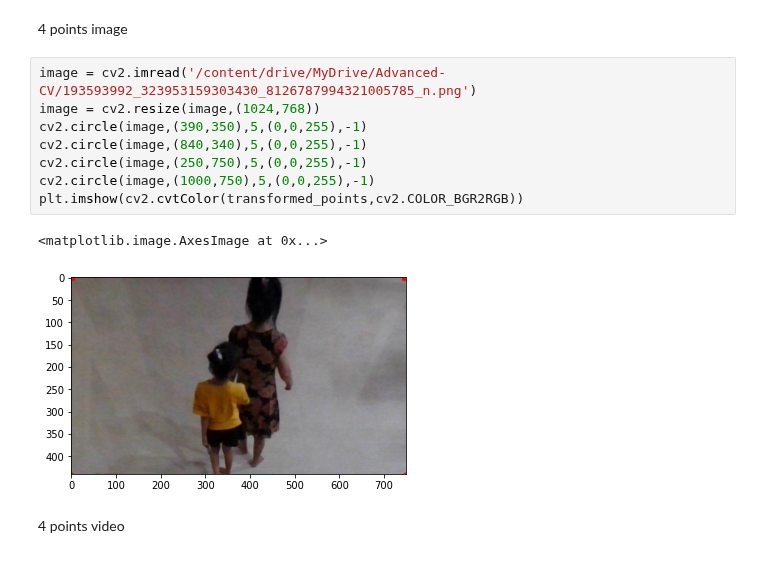
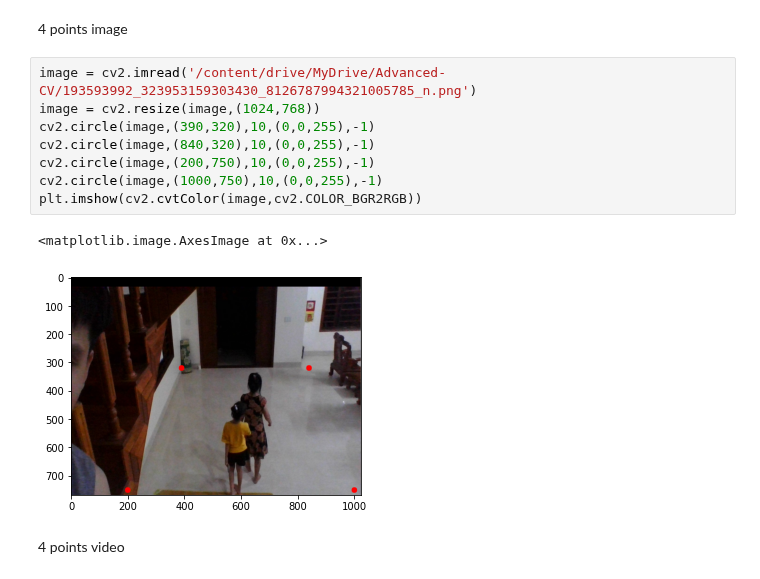
Before and after one commit to lephuocdat2000/Advanced-CV, a Jupyter notebook: FinalProject.ipynb, the cells around one changed output. Drawn from its saved outputs; the diff is of its cells as text.

```diff
--- a/FinalProject.ipynb
+++ b/FinalProject.ipynb
@@ -197,14 +207,14 @@ plt.imshow(cv2.cvtColor(image,cv2.COLOR_BGR2RGB))
 # %%
 image = cv2.imread('/content/drive/MyDrive/Advanced-CV/193593992_323953159303430_8126787994321005785_n.png')
 image = cv2.resize(image,(1024,768))
-cv2.circle(image,(390,350),5,(0,0,255),-1)
-cv2.circle(image,(840,340),5,(0,0,255),-1)
-cv2.circle(image,(250,750),5,(0,0,255),-1)
-cv2.circle(image,(1000,750),5,(0,0,255),-1)
-plt.imshow(cv2.cvtColor(transformed_points,cv2.COLOR_BGR2RGB))
+cv2.circle(image,(390,320),10,(0,0,255),-1)
+cv2.circle(image,(840,320),10,(0,0,255),-1)
+cv2.circle(image,(200,750),10,(0,0,255),-1)
+cv2.circle(image,(1000,750),10,(0,0,255),-1)
+plt.imshow(cv2.cvtColor(image,cv2.COLOR_BGR2RGB))
 # %% [output]
 <matplotlib.image.AxesImage at 0x...>
-[figure, old version]
+[figure, new version]
 # %% [markdown]
 4 points video
 # %%
```
Also changed, not shown: parts of 7 cells of this notebook.
